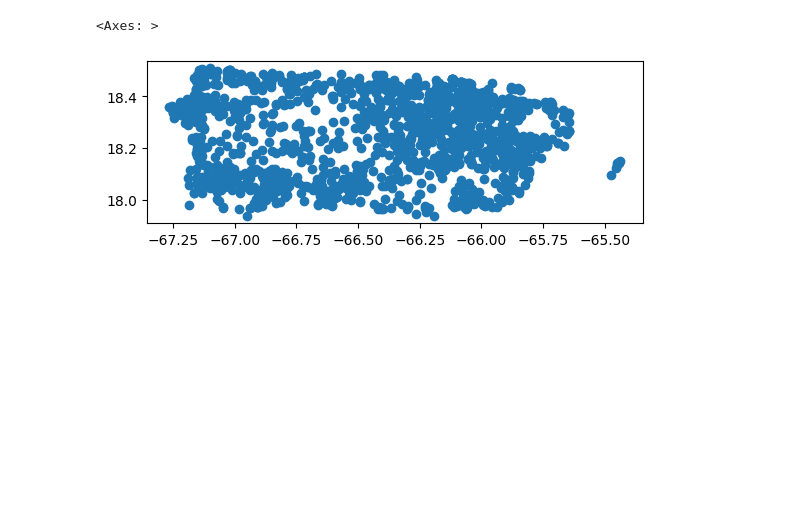
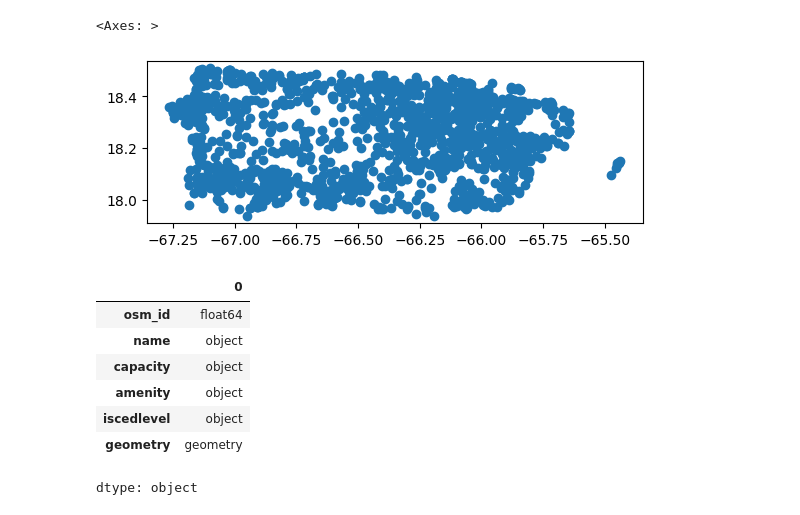
Before and after one commit to Venettov/Riveraruiz_GIS, a Jupyter notebook: PS1_Copy.ipynb, the cells around one changed output. Cells and saved outputs as stored; diff of their text form; code cells hidden in the pictures; blank space fills up the shorter version.

```diff
--- a/PS1_Copy.ipynb
+++ b/PS1_Copy.ipynb
@@ -142,3 +165,15 @@ prS1.plot()
 # %% [output]
 <Axes: >
 [figure]
+# %%
+
+prS1.dtypes
+# %% [output]
+|  | 0 |
+| osm_id | float64 |
+| name | object |
+| capacity | object |
+| amenity | object |
+| iscedlevel | object |
+| geometry | geometry |
+dtype: object
```
Also changed, not shown: parts of 2 cells of this notebook.
